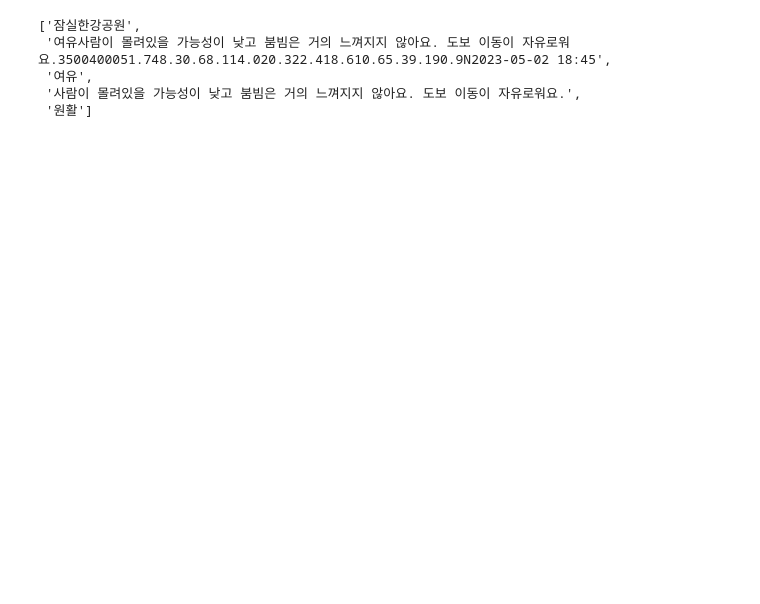
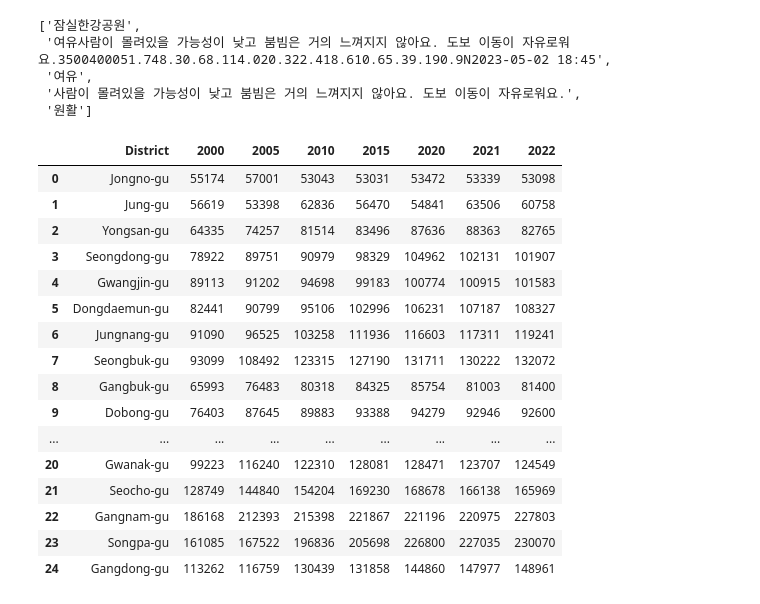
Before and after one commit to kscold/GitHub-workspace, a Jupyter notebook: bigdata_class/팀프로젝트 개발/test.ipynb, the cells around one changed output. Cells and saved outputs as stored; diff of their text form; code cells hidden in the pictures; blank space fills up the shorter version.

```diff
--- a/bigdata_class/팀프로젝트 개발/test.ipynb
+++ b/bigdata_class/팀프로젝트 개발/test.ipynb
@@ -43,0 +49,31 @@ data
+# %%
+data = {'District': ['Jongno-gu', 'Jung-gu', 'Yongsan-gu', 'Seongdong-gu', 'Gwangjin-gu', 'Dongdaemun-gu', 'Jungnang-gu', 'Seongbuk-gu', 'Gangbuk-gu', 'Dobong-gu', 'Nowon-gu', 'Eunpyeong-gu', 'Seodaemun-gu', 'Mapo-gu', 'Yangcheon-gu', 'Gangseo-gu', 'Guro-gu', 'Geumcheon-gu', 'Yeongdeungpo-gu', 'Dongjak-gu', 'Gwanak-gu', 'Seocho-gu', 'Gangnam-gu', 'Songpa-gu', 'Gangdong-gu'],
+        '2000': [55174, 56619, 64335, 78922, 89113, 82441, 91090, 93099, 65993, 76403, 128509, 93431, 79413, 88768, 108350, 110662, 84234, 55091, 101472, 82843, 99223, 128749, 186168, 161085, 113262],
+        '2005': [57001, 53398, 74257, 89751, 91202, 90799, 96525, 108492, 76483, 87645, 139545, 104675, 80887, 101400, 128813, 139479, 103482, 63110, 121287, 94488, 116240, 144840, 212393, 167522, 116759],
+        '2010': [53043, 62836, 81514, 90979, 94698, 95106, 103258, 123315, 80318, 89883, 146241, 115729, 80496, 108045, 138019, 158121, 114445, 66583, 127671, 98034, 122310, 154204, 215398, 196836, 130439],
+        '2015': [53031, 56470, 83496, 98329, 99183, 102996, 111936, 127190, 84325, 93388, 147747, 128342, 84648, 116054, 143945, 175903, 128294, 75325, 134955, 106116, 128081, 169230, 221867, 205698, 131858],
+        '2020': [53472, 54841, 87636, 104962, 100774, 106231, 116603, 131711, 85754, 94279, 147426, 135193, 91857, 119639, 151129, 187762, 133120, 83335, 137754, 110369, 128471, 168678, 221196, 226800, 144860],
+        '2021': [53339, 63506, 88363, 102131, 100915, 107187, 117311, 130222, 81003, 92946, 147653, 134628, 89819, 121467, 146724, 188972, 132388, 83959, 139838, 111350, 123707, 166138, 220975, 227035, 147977],
+        '2022': [53098, 60758, 82765, 101907, 101583, 108327, 119241, 132072, 81400, 92600, 148210, 165549, 92192, 118022, 144059, 190859, 133973, 86298, 136451, 109862, 124549, 165969, 227803, 230070, 148961]
+}
+
+df = pd.DataFrame(data)
+df
+# %% [output]
+|  | District | 2000 | 2005 | 2010 | 2015 | 2020 | 2021 | 2022 |
+| 0 | Jongno-gu | 55174 | 57001 | 53043 | 53031 | 53472 | 53339 | 53098 |
+| 1 | Jung-gu | 56619 | 53398 | 62836 | 56470 | 54841 | 63506 | 60758 |
+| 2 | Yongsan-gu | 64335 | 74257 | 81514 | 83496 | 87636 | 88363 | 82765 |
+| 3 | Seongdong-gu | 78922 | 89751 | 90979 | 98329 | 104962 | 102131 | 101907 |
+| 4 | Gwangjin-gu | 89113 | 91202 | 94698 | 99183 | 100774 | 100915 | 101583 |
+| 5 | Dongdaemun-gu | 82441 | 90799 | 95106 | 102996 | 106231 | 107187 | 108327 |
+| 6 | Jungnang-gu | 91090 | 96525 | 103258 | 111936 | 116603 | 117311 | 119241 |
+| 7 | Seongbuk-gu | 93099 | 108492 | 123315 | 127190 | 131711 | 130222 | 132072 |
+| 8 | Gangbuk-gu | 65993 | 76483 | 80318 | 84325 | 85754 | 81003 | 81400 |
+| 9 | Dobong-gu | 76403 | 87645 | 89883 | 93388 | 94279 | 92946 | 92600 |
+| ... | ... | ... | ... | ... | ... | ... | ... | ... |
+| 20 | Gwanak-gu | 99223 | 116240 | 122310 | 128081 | 128471 | 123707 | 124549 |
+| 21 | Seocho-gu | 128749 | 144840 | 154204 | 169230 | 168678 | 166138 | 165969 |
+| 22 | Gangnam-gu | 186168 | 212393 | 215398 | 221867 | 221196 | 220975 | 227803 |
+| 23 | Songpa-gu | 161085 | 167522 | 196836 | 205698 | 226800 | 227035 | 230070 |
+| 24 | Gangdong-gu | 113262 | 116759 | 130439 | 131858 | 144860 | 147977 | 148961 |
```
Also changed, not shown: parts of 4 cells of this notebook, 4 other files.
